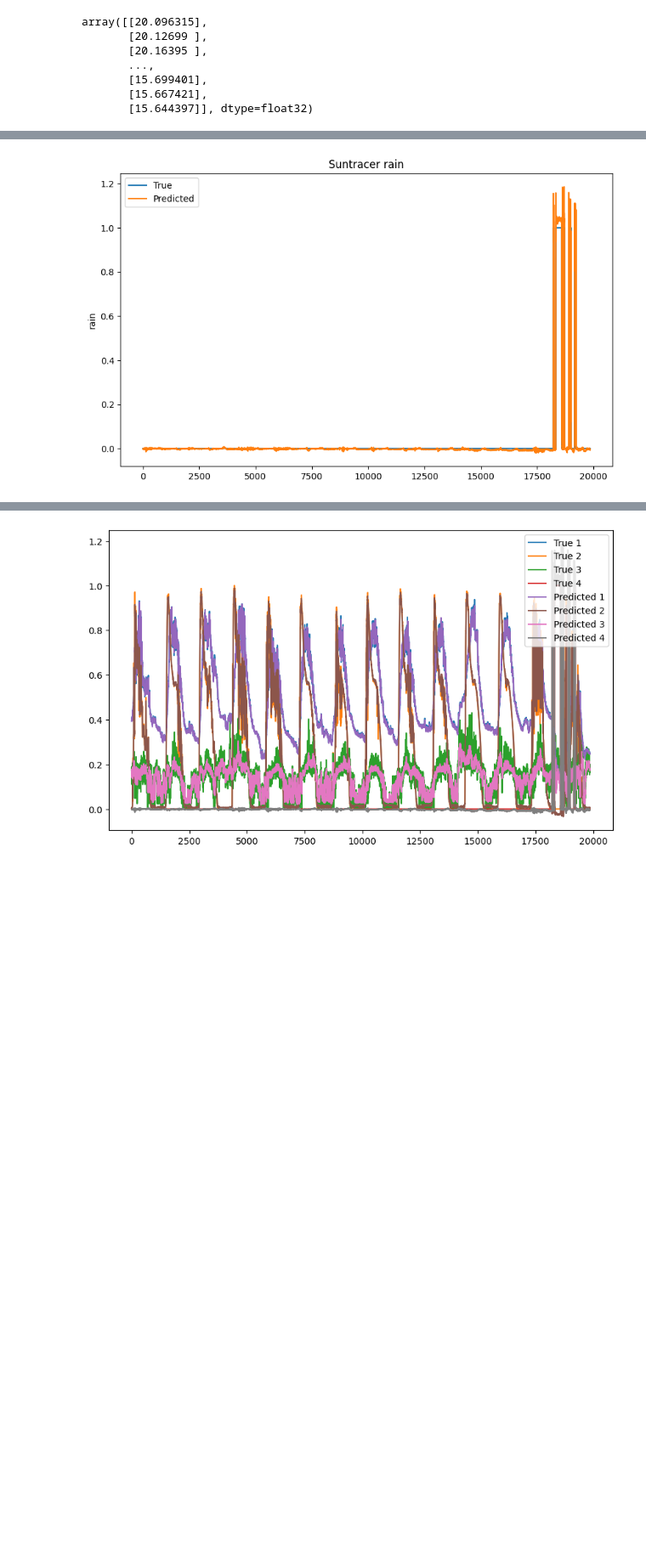
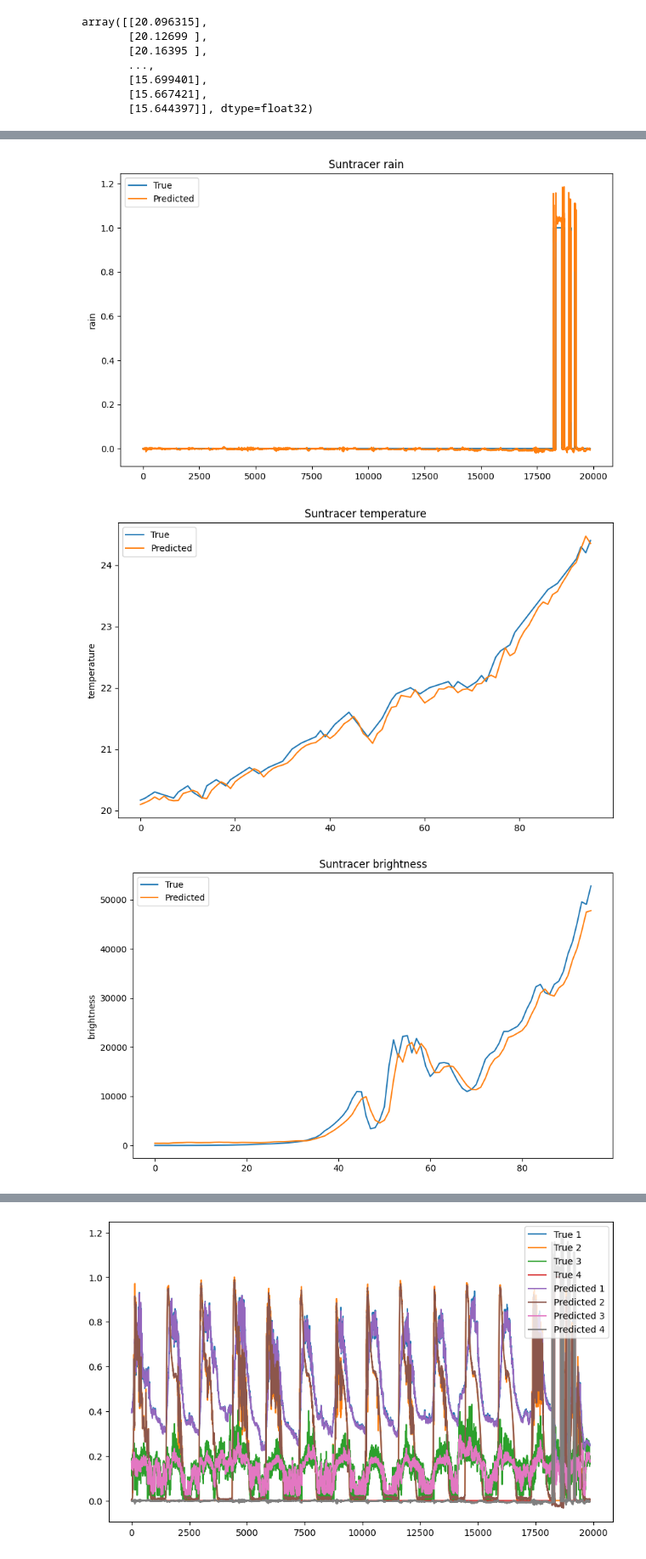
Before and after one commit to icastellsg/TimeSeriesForecastingIA, a Jupyter notebook: testDataSuntracer.ipynb, the cells around one changed output, grey strips where cells are left out. Shown at 85% size. Cells and saved outputs as stored; diff of their text form; code cells hidden in the pictures; blank space fills up the shorter version.

Commit message:
feat: predictions for a day

```diff
--- a/testDataSuntracer.ipynb
+++ b/testDataSuntracer.ipynb
@@ -494,13 +494,29 @@ def plot_predictions(y_test, test_predictions, col_name):
     plt.ylabel(col_name)
     plt.legend()
     plt.show()
+
+def plot_predictions_day(y_test, test_predictions, col_name):
+    plt.figure(figsize=(10,6))
+    plt.plot(y_test[:96], label='True')
+    plt.plot(test_predictions[:96], label='Predicted')
+    plt.title('Suntracer ' + col_name)
+    plt.ylabel(col_name)
+    plt.legend()
+    plt.show()
 # %%
 plot_predictions(y_test_temperature, test_predictions_temperature, 'temperature')
 plot_predictions(y_test_brightness, test_predictions_brightness, 'brightness')
 plot_predictions(y_test_wind, test_predictions_wind, 'wind')
 plot_predictions(y_test_rain, test_predictions_rain, 'rain')
+
+plot_predictions_day(y_test_temperature, test_predictions_temperature, 'temperature')
+plot_predictions_day(y_test_brightness, test_predictions_brightness, 'brightness')
+plot_predictions_day(y_test_wind, test_predictions_wind, 'wind')
+plot_predictions_day(y_test_rain, test_predictions_rain, 'rain')
 # %% [output]
 [figure]
 [figure]
 [figure]
 [figure]
+[figure, added]
+[figure, added]
```
Also changed, not shown: parts of 1 cell of this notebook.
